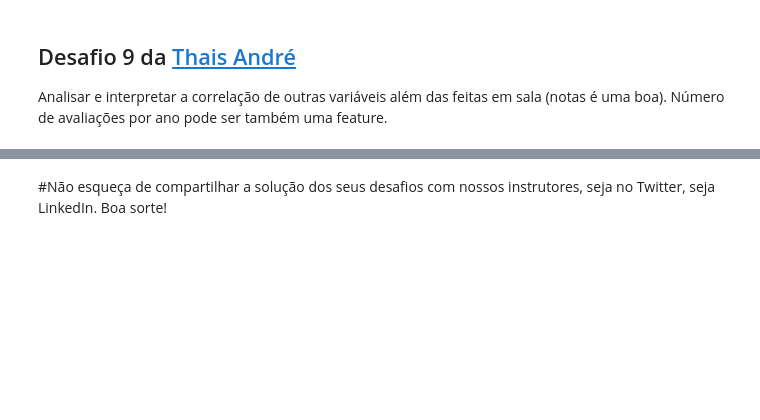
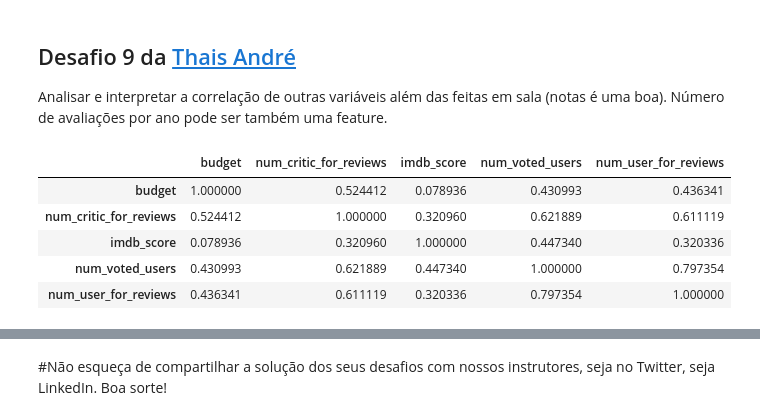
Before and after one commit to itimes-digital/quarentena-dados-alura, a Jupyter notebook: QuarentenaDados_aula03.ipynb, the cells around one changed output, grey strips where cells are left out. Saved outputs shown, nothing was run; the diff lists cells and outputs as text; code cells hidden in the pictures; blank space fills up the shorter version.

```diff
--- a/QuarentenaDados_aula03.ipynb
+++ b/QuarentenaDados_aula03.ipynb
@@ -548,3 +548,16 @@ Talvez a quantidade de provedores de conteúdo também tem uma força nesse vié
 ## Desafio 9 da [Thais André](https://twitter.com/thais_tandre)
 
 Analisar e interpretar a correlação de outras variáveis além das feitas em sala (notas é uma boa). Número de avaliações por ano pode ser também uma feature.
+# %%
+imdb_usa[["budget",
+          "num_critic_for_reviews",
+          "imdb_score",
+          "num_voted_users",
+          "num_user_for_reviews"]].corr()
+# %% [output]
+|  | budget | num_critic_for_reviews | imdb_score | num_voted_users | num_user_for_reviews |
+| budget | 1.000000 | 0.524412 | 0.078936 | 0.430993 | 0.436341 |
+| num_critic_for_reviews | 0.524412 | 1.000000 | 0.320960 | 0.621889 | 0.611119 |
+| imdb_score | 0.078936 | 0.320960 | 1.000000 | 0.447340 | 0.320336 |
+| num_voted_users | 0.430993 | 0.621889 | 0.447340 | 1.000000 | 0.797354 |
+| num_user_for_reviews | 0.436341 | 0.611119 | 0.320336 | 0.797354 | 1.000000 |
```
Also changed, not shown: parts of 4 cells of this notebook.
